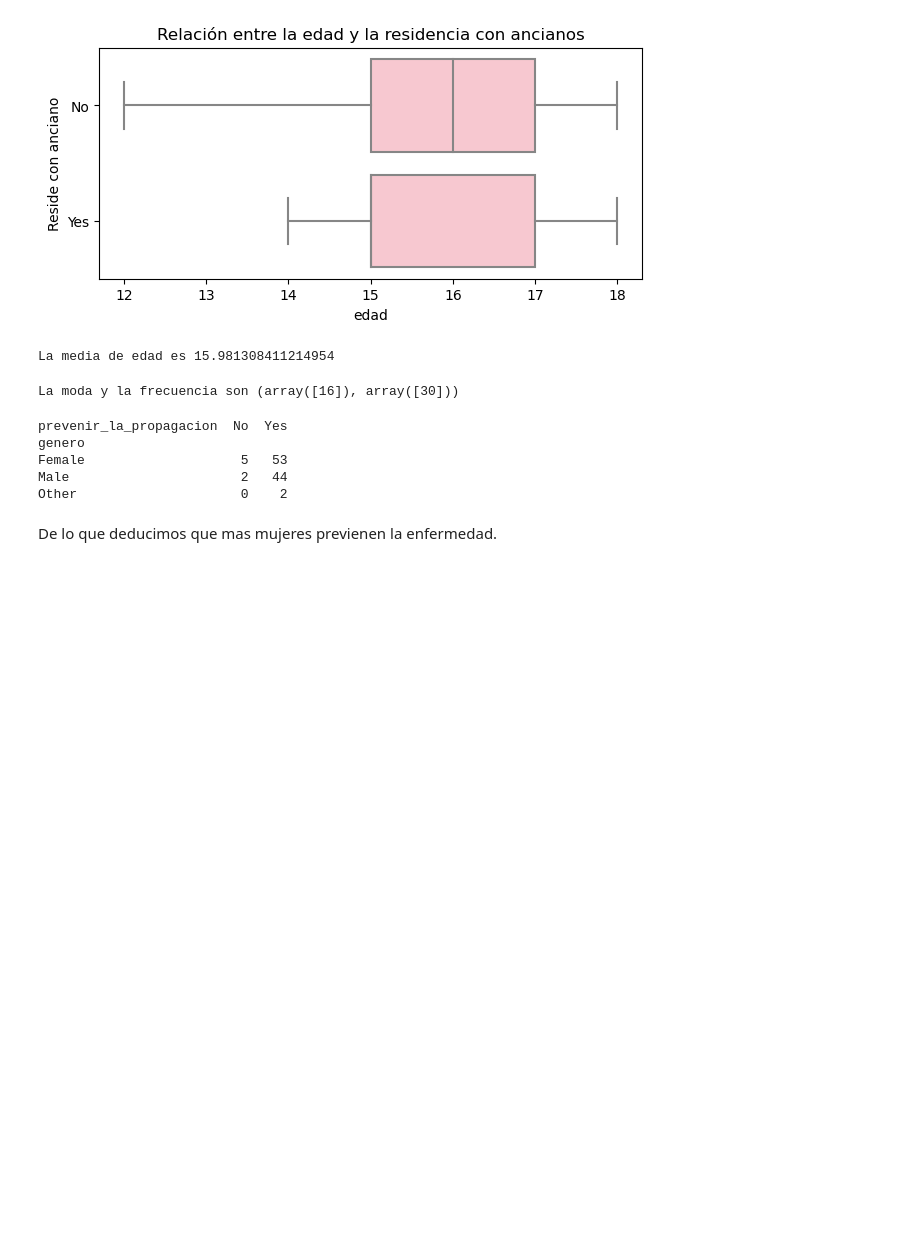
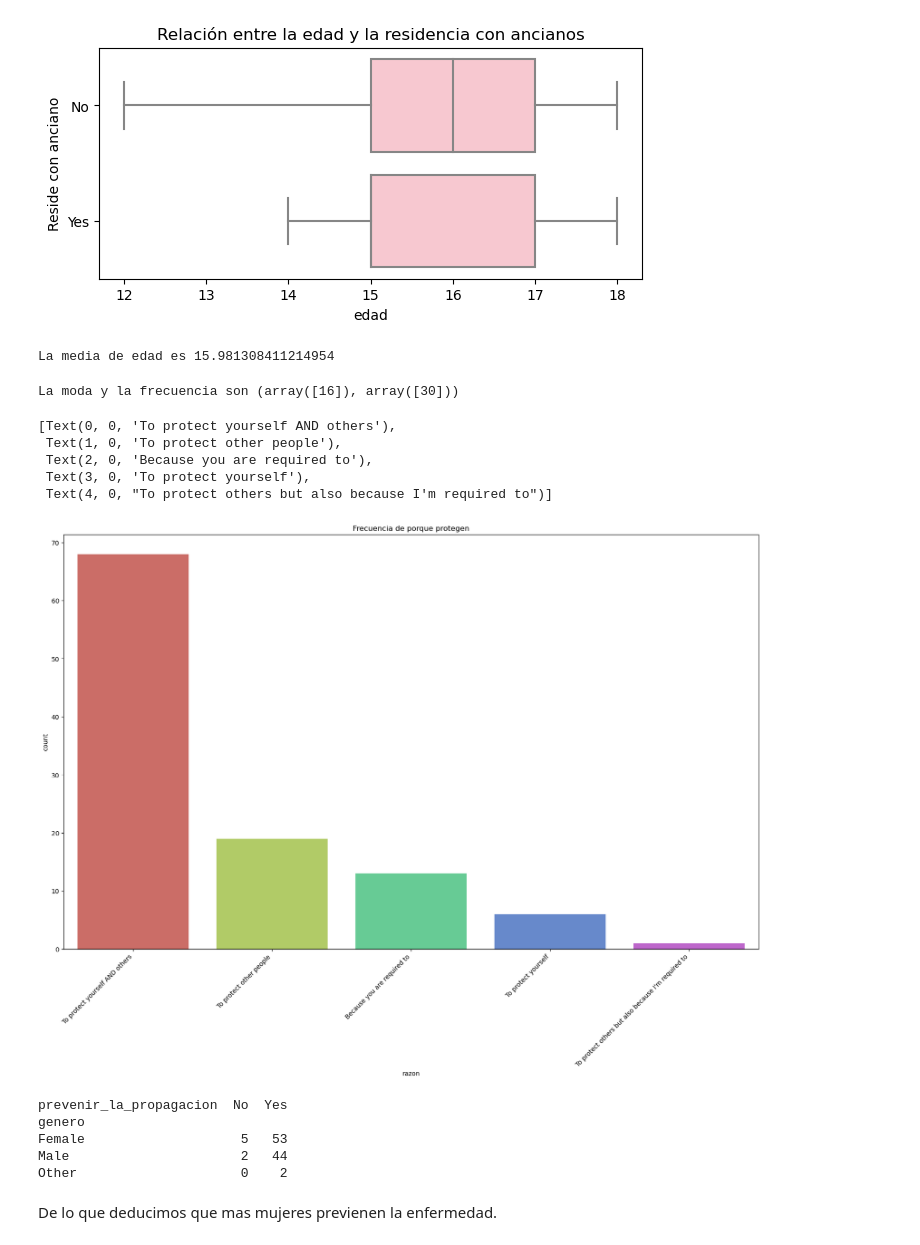
Before and after one commit to Adalab/DA-promoC-modulo-02-Marina-Lourdes-Ana, a Jupyter notebook: Estadistica/04-Estadistica-04.ipynb, the cells around one changed output. Cells and saved outputs as stored; diff of their text form; code cells hidden in the pictures; blank space fills up the shorter version.

```diff
--- a/Estadistica/04-Estadistica-04.ipynb
+++ b/Estadistica/04-Estadistica-04.ipynb
@@ -185,12 +173,17 @@ print (f'La moda y la frecuencia son {moda, frecuencia}')
 La moda y la frecuencia son (array([16]), array([30]))
 # %%
 # Vamos a hacer un countplot para visualizarlo
-
 fig, ax = plt.subplots(figsize=(20, 12))
-
-plt.title('Frecuencia de los distintos puestos de trabajo')
-sns.countplot(x = 'job_title', data= df)
+plt.title('Frecuencia de porque protegen')
+sns.countplot(x = 'razon', data= df, palette = 'hls')
 ax.set_xticklabels(labels = ax.get_xticklabels(), rotation=45, horizontalalignment='right')
+# %% [output]
+[Text(0, 0, 'To protect yourself AND others'),
+ Text(1, 0, 'To protect other people'),
+ Text(2, 0, 'Because you are required to'),
+ Text(3, 0, 'To protect yourself'),
+ Text(4, 0, "To protect others but also because I'm required to")]
+[figure, added]
 # %%
 data_crosstab = pd.crosstab(genero,
                             prevenir)
```
Also changed, not shown: parts of 1 cell of this notebook.
